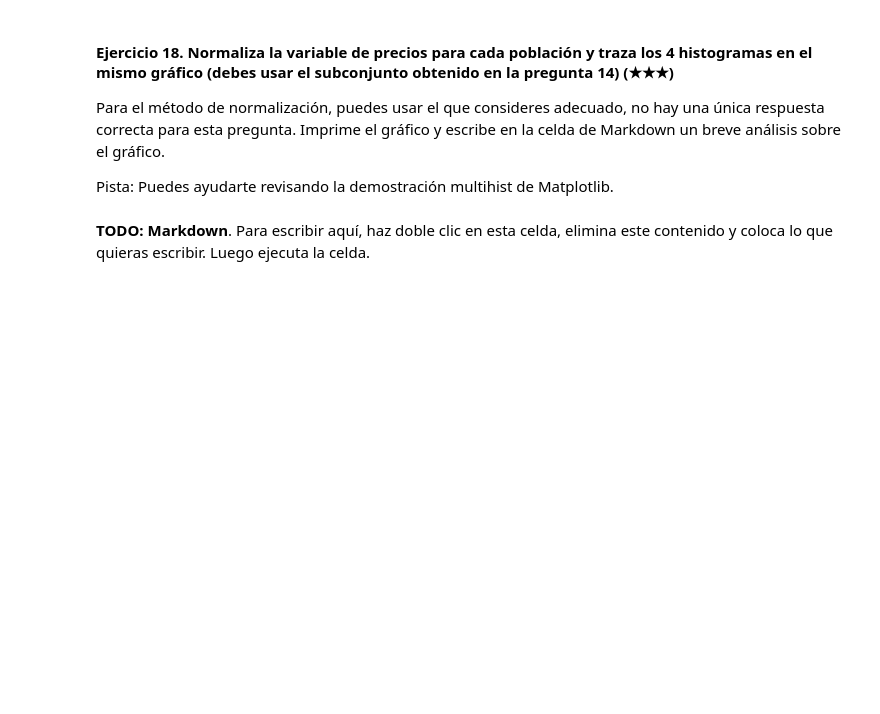
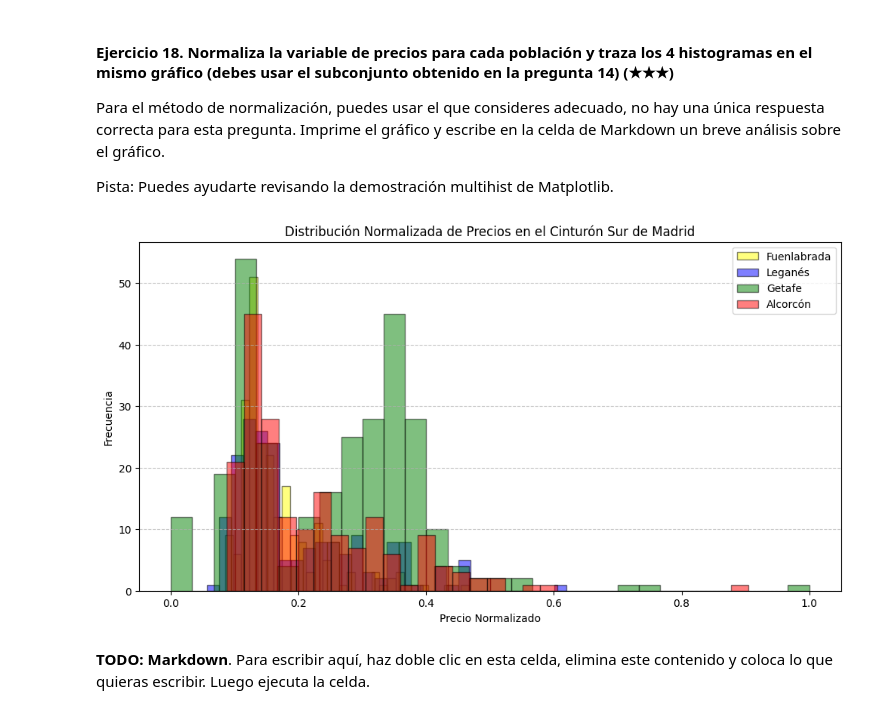
Before and after one commit to Jacinto-V/realestate-datacleanup-exercise, a Jupyter notebook: project.es.ipynb, the cells around one changed output. Cells and saved outputs as stored; diff of their text form; code cells hidden in the pictures; blank space fills up the shorter version.

```diff
--- a/project.es.ipynb
+++ b/project.es.ipynb
@@ -166,7 +411,40 @@ Para el método de normalización, puedes usar el que consideres adecuado, no ha
 
 Pista: Puedes ayudarte revisando la demostración multihist de Matplotlib.
 # %%
-# TODO
+import pandas as pd
+import matplotlib.pyplot as plt
+from sklearn.preprocessing import MinMaxScaler
+
+ds = pd.read_csv('assets/real_estate.csv', sep=';')
+
+poblaciones_sur = ["Fuenlabrada", "Leganés", "Getafe", "Alcorcón"]
+ds_sur = ds[ds["level5"].isin(poblaciones_sur)].copy()
+
+scaler = MinMaxScaler()
+ds_sur["price_normalized"] = scaler.fit_transform(ds_sur[["price"]])
+
+plt.figure(figsize=(12, 6))
+
+colores = {
+    "Fuenlabrada": "yellow",
+    "Leganés": "blue",
+    "Getafe": "green",
+    "Alcorcón": "red"
+}
+
+for poblacion in poblaciones_sur:
+    precios_norm = ds_sur[ds_sur["level5"] == poblacion]["price_normalized"]
+    plt.hist(precios_norm, bins=30, alpha=0.5, color=colores[poblacion], edgecolor="black", label=poblacion)
+
+plt.xlabel("Precio Normalizado")
+plt.ylabel("Frecuencia")
+plt.title("Distribución Normalizada de Precios en el Cinturón Sur de Madrid")
+plt.legend()
+plt.grid(axis="y", linestyle="--", alpha=0.7)
+
+plt.show()
+# %% [output]
+[figure, added]
 # %% [markdown]
 **TODO: Markdown**. Para escribir aquí, haz doble clic en esta celda, elimina este contenido y coloca lo que quieras escribir. Luego ejecuta la celda.
 # %% [markdown]
```
Also changed, not shown: parts of 24 cells of this notebook.
